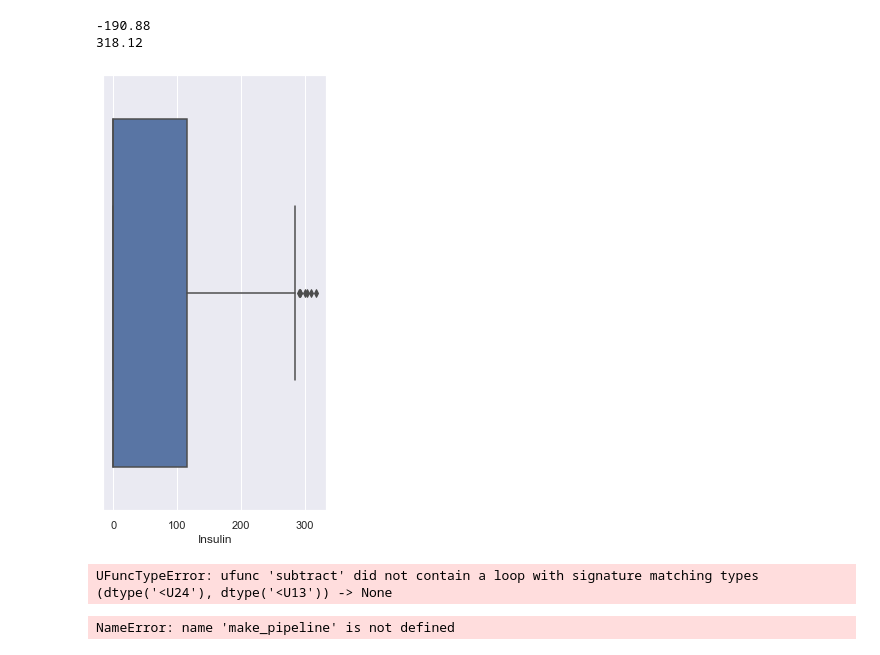
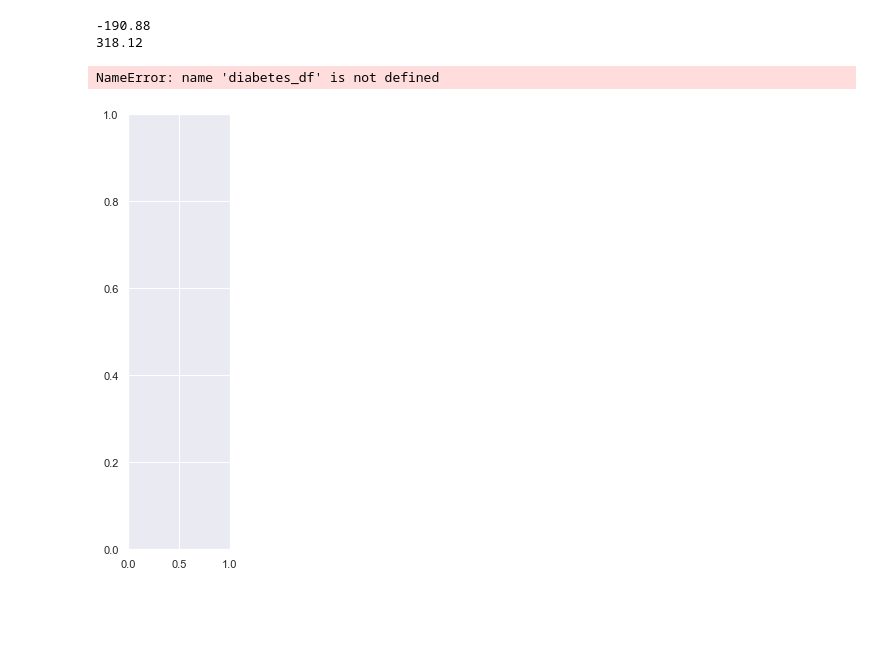
Before and after one commit to Wamuza1/Diabetes-Prediction-Analysis, a Jupyter notebook: Ins_Logistic_Regression.ipynb, the cells around one changed output. Cells and saved outputs as stored; diff of their text form; code cells hidden in the pictures; blank space fills up the shorter version.

```diff
--- a/Ins_Logistic_Regression.ipynb
+++ b/Ins_Logistic_Regression.ipynb
@@ -322,57 +316,11 @@ print(round(upper,2))
 # %%
 
 outLier_df= outLier_df[~((outLier_df['Insulin']< lower) |(outLier_df['Insulin']> upper))]
-# %%
-plt.rcParams['figure.figsize'] = 4,8
-sns.boxplot(x ='Insulin', data = outLier_df, orient ='v');
-# %% [output]
-[figure, removed]
-# %%
-outliers = []
-def detect_outliers_iqr(data):
-    data = sorted(data)
-    q1 = np.percentile(data, 25)
-    q3 = np.percentile(data, 75)
-    # print(q1, q3)
-    IQR = q3-q1
-    lwr_bound = q1-(1.5*IQR)
-    upr_bound = q3+(1.5*IQR)
-    # print(lwr_bound, upr_bound)
-    for i in data:
-        if (i<lwr_bound or i>upr_bound):
-            outliers.append(i)
-    return outliers# Driver code
-sample_outliers = detect_outliers_iqr(outLier_df)
-print("Outliers from IQR method: ", sample_outliers)
-# %% [output]
-UFuncTypeError: ufunc 'subtract' did not contain a loop with signature matching types (dtype('<U24'), dtype('<U13')) -> None
-# %%
-
-logistic_pipeline = make_pipeline(StandardScaler(), LogisticRegression())
-logistic_pipeline.fit(X_train, y_train)
-
-# Accuray On Test Data
-predictions = logistic_pipeline.predict(X_test)
-accuracy = accuracy_score(y_test, predictions)
-print(f"Accuracy on Test Data: {accuracy*100}%")
-print(f"Precision Score: {precision_score(y_test, predictions)}")
-print(f"Recall Score: {recall_score(y_test, predictions)}")
-print(f"F1 Score: {f1_score(y_test, predictions)}")
-plot_confusion_matrix(logistic_pipeline, X_test, y_test)
-plt.title("Confusion Matrix for Test Data")
-plt.show()
-
-print()
-
-# Accuray On Whole Data
-predictions = logistic_pipeline.predict(X.values)
-accuracy = accuracy_score(y, predictions)
-print(f"Accuracy on Whole Data: {accuracy*100}%")
-print(f"Precision Score: {precision_score(y, predictions)}")
-print(f"Recall Score: {recall_score(y, predictions)}")
-print(f"F1 Score: {f1_score(y, predictions)}")
-plot_confusion_matrix(logistic_pipeline, X.values, y)
-plt.title("Confusion Matrix for Whole Data")
-plt.show()
-# %% [output]
-NameError: name 'make_pipeline' is not defined
+# %%
+plt.subplot(121), sns.distplot(diabetes_df['Insulin'])
+plt.subplot(121), sns.distplot(diabetes_df['Insulin'])
+plt.subplot(122), diabetes_df['Insulin'].plot.box(figsize=(16,5))
+plt.show()
+# %% [output]
+NameError: name 'diabetes_df' is not defined
+[figure, added]
```
Also changed, not shown: parts of 1 cell of this notebook, 1 other file.
